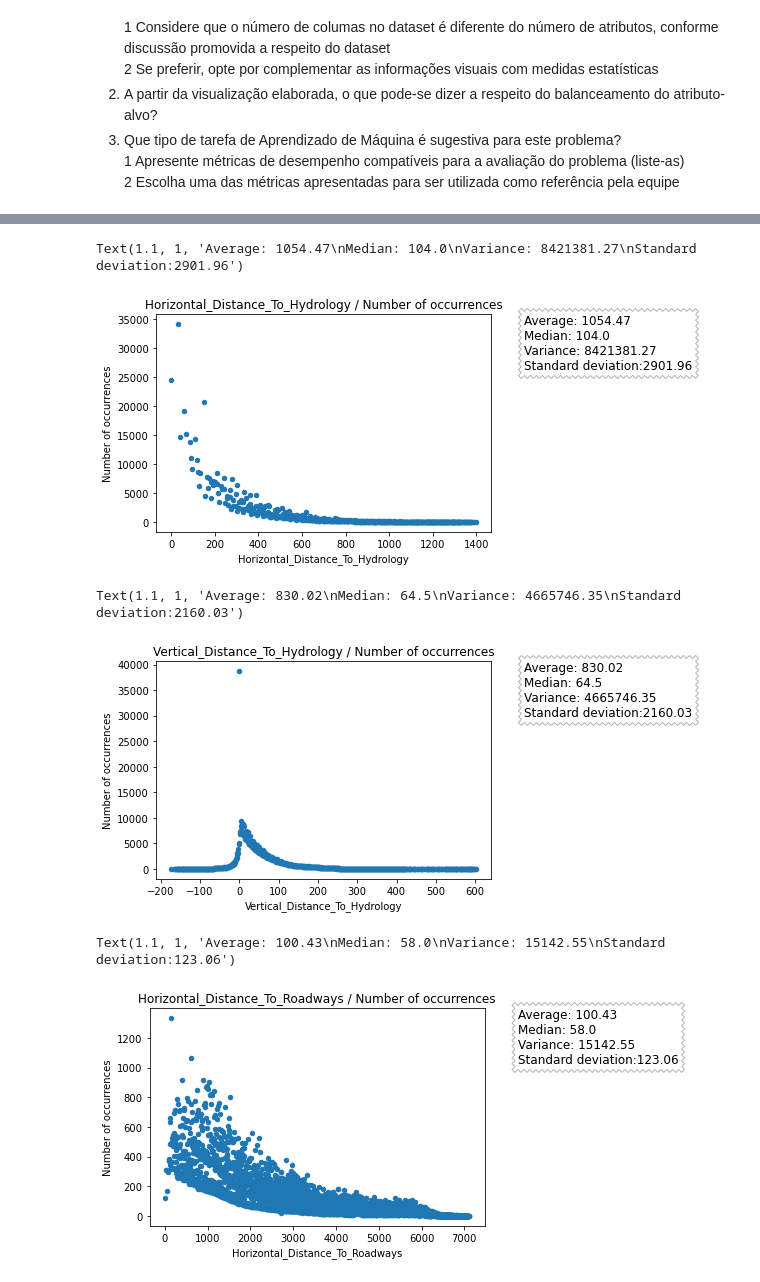
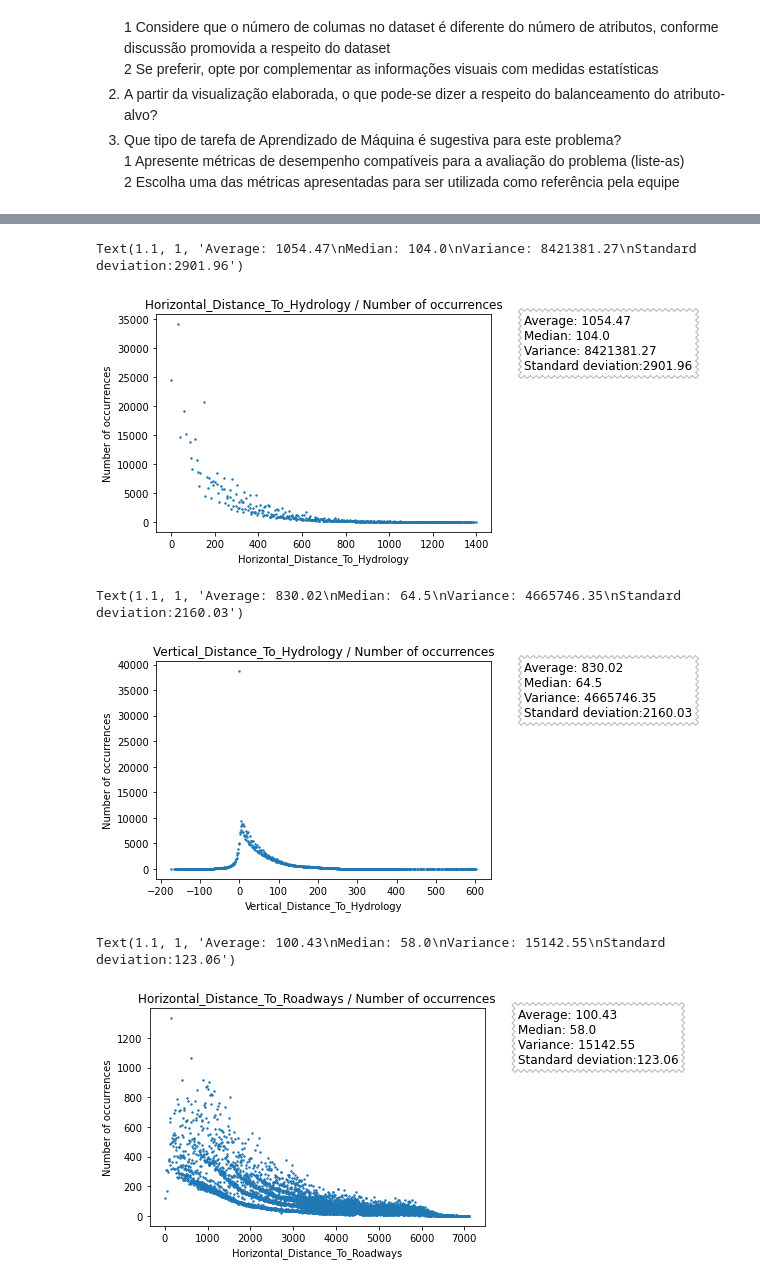
Before and after one commit to elloa-uea/projeto-pratico-3-rna-pp3-team-seven, a Jupyter notebook: notebooks/PP3.2 - Conhecendo o Conjunto de Dados.ipynb, the cells around one changed output, grey strips where cells are left out. Saved outputs shown, nothing was run; the diff lists cells and outputs as text; code cells hidden in the pictures.

```diff
--- a/notebooks/PP3.2 - Conhecendo o Conjunto de Dados.ipynb
+++ b/notebooks/PP3.2 - Conhecendo o Conjunto de Dados.ipynb
@@ -142,6 +142,7 @@ def statistics(arr):
     text = "Average: "+str(result[0])+"\nMedian: "+str(result[1])+"\nVariance: "+str(result[2])+"\nStandard deviation:"+str(result[3])
 
     return text
+plt.rcParams["figure.figsize"] = [10,9]
 # %%
 # Number of occurrences for each 'Elevation' attribute value
 new_data = dados['Elevation'].value_counts()
@@ -199,13 +200,13 @@ new_data_df = list(zip(new_data.index, new_data))
 new_data_df = pd.DataFrame(new_data_df, columns = ['Horizontal_Distance_To_Hydrology', 'Number of occurrences'])
 
 # Graphic
-ax = new_data_df.plot.scatter(x='Horizontal_Distance_To_Hydrology',y='Number of occurrences', colormap='viridis')
+ax = new_data_df.plot.scatter(x='Horizontal_Distance_To_Hydrology',y='Number of occurrences', s=2,colormap='viridis')
 ax.set_title('Horizontal_Distance_To_Hydrology / Number of occurrences')
 props = dict(boxstyle='Sawtooth', facecolor='white', alpha=0.3, pad=.5)
 ax.text(1.1, 1, statistics(new_data_df['Number of occurrences']), transform=ax.transAxes, fontsize=12, verticalalignment='top', bbox=props)
 # %% [output]
 Text(1.1, 1, 'Average: 1054.47\nMedian: 104.0\nVariance: 8421381.27\nStandard deviation:2901.96')
-[figure, old version]
+[figure, new version]
 # %%
 # Number of occurrences for each 'Vertical_Distance_To_Hydrology' attribute value
 new_data = dados['Vertical_Distance_To_Hydrology'].value_counts()
@@ -215,29 +216,29 @@ new_data_df = list(zip(new_data.index, new_data))
 new_data_df = pd.DataFrame(new_data_df, columns = ['Vertical_Distance_To_Hydrology', 'Number of occurrences'])
 
 # Graphic
-ax = new_data_df.plot.scatter(x='Vertical_Distance_To_Hydrology',y='Number of occurrences', colormap='viridis')
+ax = new_data_df.plot.scatter(x='Vertical_Distance_To_Hydrology',y='Number of occurrences', s=2,colormap='viridis')
 ax.set_title('Vertical_Distance_To_Hydrology / Number of occurrences')
 props = dict(boxstyle='Sawtooth', facecolor='white', alpha=0.3, pad=.5)
 ax.text(1.1, 1, statistics(new_data_df['Number of occurrences']), transform=ax.transAxes, fontsize=12, verticalalignment='top', bbox=props)
 # %% [output]
 Text(1.1, 1, 'Average: 830.02\nMedian: 64.5\nVariance: 4665746.35\nStandard deviation:2160.03')
-[figure, old version]
+[figure, new version]
 # %%
 # Number of occurrences for each 'Horizontal_Distance_To_Roadways' attribute value
 new_data = dados['Horizontal_Distance_To_Roadways'].value_counts()
 
 # Exclusive 'Horizontal_Distance_To_Roadways' dataframe
 new_data_df = list(zip(new_data.index, new_data))
 new_data_df = pd.DataFrame(new_data_df, columns = ['Horizontal_Distance_To_Roadways', 'Number of occurrences'])
 
 # Graphic
-ax = new_data_df.plot.scatter(x='Horizontal_Distance_To_Roadways',y='Number of occurrences', colormap='viridis')
+ax = new_data_df.plot.scatter(x='Horizontal_Distance_To_Roadways',y='Number of occurrences', s=2,colormap='viridis')
 ax.set_title('Horizontal_Distance_To_Roadways / Number of occurrences')
 props = dict(boxstyle='Sawtooth', facecolor='white', alpha=0.3, pad=.5)
 ax.text(1.1, 1, statistics(new_data_df['Number of occurrences']), transform=ax.transAxes, fontsize=12, verticalalignment='top', bbox=props)
 # %% [output]
 Text(1.1, 1, 'Average: 100.43\nMedian: 58.0\nVariance: 15142.55\nStandard deviation:123.06')
-[figure, old version]
+[figure, new version]
 # %%
 # Number of occurrences for each 'Hillshade_9am' attribute value
 new_data = dados['Hillshade_9am'].value_counts()
```
Also changed, not shown: parts of 7 cells of this notebook.
